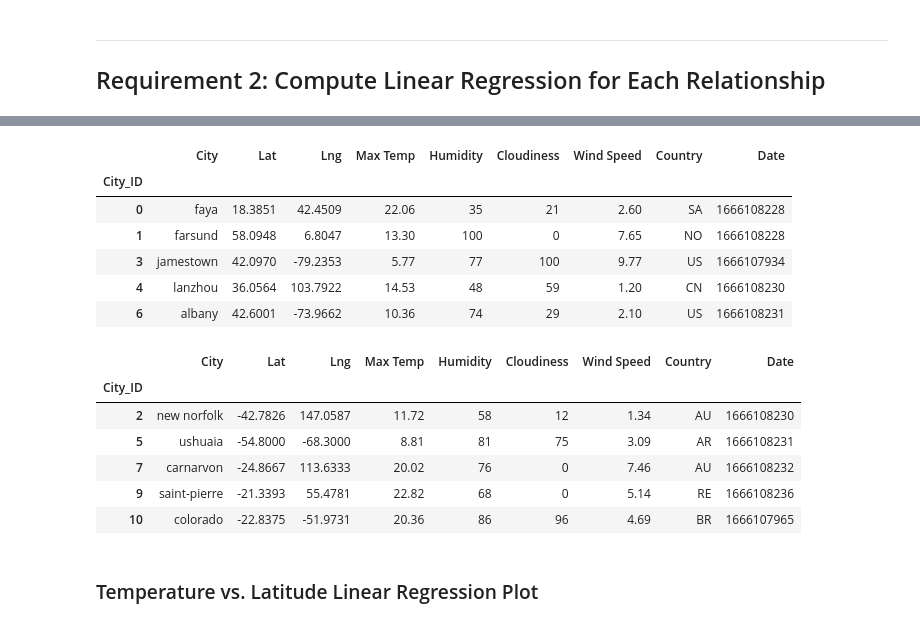
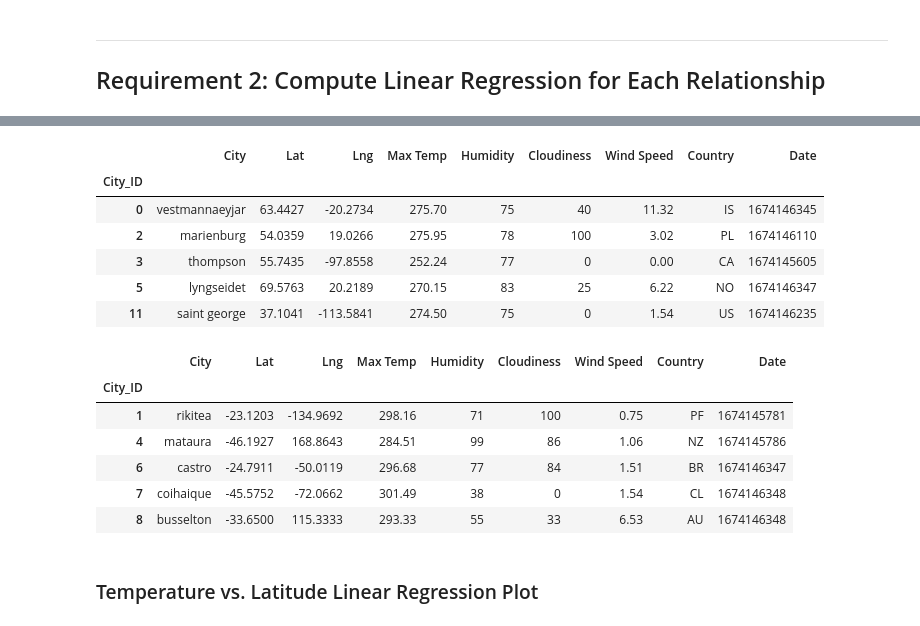
Before and after one commit to lilphonsdale/python-api-challenge, a Jupyter notebook: WeatherPy/WeatherPy.ipynb, the cells around one changed output, grey strips where cells are left out. Cells and saved outputs as stored; diff of their text form; code cells hidden in the pictures.

```diff
--- a/WeatherPy/WeatherPy.ipynb
+++ b/WeatherPy/WeatherPy.ipynb
@@ -293,30 +350,30 @@ plt.show()
 # %%
 # Create a DataFrame with the Northern Hemisphere data (Latitude >= 0)
-# YOUR CODE HERE
+northern_hemi_df = city_data_df.loc[city_data_df["Lat"] >= 0]
 
 # Display sample data
 northern_hemi_df.head()
 # %% [output]
 |  | City | Lat | Lng | Max Temp | Humidity | Cloudiness | Wind Speed | Country | Date |
 | City_ID |  |  |  |  |  |  |  |  |  |
-| 0 | faya | 18.3851 | 42.4509 | 22.06 | 35 | 21 | 2.60 | SA | 1666108228 |
-| 1 | farsund | 58.0948 | 6.8047 | 13.30 | 100 | 0 | 7.65 | NO | 1666108228 |
-| 3 | jamestown | 42.0970 | -79.2353 | 5.77 | 77 | 100 | 9.77 | US | 1666107934 |
-| 4 | lanzhou | 36.0564 | 103.7922 | 14.53 | 48 | 59 | 1.20 | CN | 1666108230 |
-| 6 | albany | 42.6001 | -73.9662 | 10.36 | 74 | 29 | 2.10 | US | 1666108231 |
+| 0 | vestmannaeyjar | 63.4427 | -20.2734 | 275.70 | 75 | 40 | 11.32 | IS | 1674146345 |
+| 2 | marienburg | 54.0359 | 19.0266 | 275.95 | 78 | 100 | 3.02 | PL | 1674146110 |
+| 3 | thompson | 55.7435 | -97.8558 | 252.24 | 77 | 0 | 0.00 | CA | 1674145605 |
+| 5 | lyngseidet | 69.5763 | 20.2189 | 270.15 | 83 | 25 | 6.22 | NO | 1674146347 |
+| 11 | saint george | 37.1041 | -113.5841 | 274.50 | 75 | 0 | 1.54 | US | 1674146235 |
 # %%
 # Create a DataFrame with the Southern Hemisphere data (Latitude < 0)
-# YOUR CODE HERE
+southern_hemi_df = city_data_df.loc[city_data_df["Lat"] < 0]
 
 # Display sample data
 southern_hemi_df.head()
 # %% [output]
 |  | City | Lat | Lng | Max Temp | Humidity | Cloudiness | Wind Speed | Country | Date |
 | City_ID |  |  |  |  |  |  |  |  |  |
-| 2 | new norfolk | -42.7826 | 147.0587 | 11.72 | 58 | 12 | 1.34 | AU | 1666108230 |
-| 5 | ushuaia | -54.8000 | -68.3000 | 8.81 | 81 | 75 | 3.09 | AR | 1666108231 |
-| 7 | carnarvon | -24.8667 | 113.6333 | 20.02 | 76 | 0 | 7.46 | AU | 1666108232 |
-| 9 | saint-pierre | -21.3393 | 55.4781 | 22.82 | 68 | 0 | 5.14 | RE | 1666108236 |
-| 10 | colorado | -22.8375 | -51.9731 | 20.36 | 86 | 96 | 4.69 | BR | 1666107965 |
+| 1 | rikitea | -23.1203 | -134.9692 | 298.16 | 71 | 100 | 0.75 | PF | 1674145781 |
+| 4 | mataura | -46.1927 | 168.8643 | 284.51 | 99 | 86 | 1.06 | NZ | 1674145786 |
+| 6 | castro | -24.7911 | -50.0119 | 296.68 | 77 | 84 | 1.51 | BR | 1674146347 |
+| 7 | coihaique | -45.5752 | -72.0662 | 301.49 | 38 | 0 | 1.54 | CL | 1674146348 |
+| 8 | busselton | -33.6500 | 115.3333 | 293.33 | 55 | 33 | 6.53 | AU | 1674146348 |
 # %% [markdown]
 ###  Temperature vs. Latitude Linear Regression Plot
```
Also changed, not shown: parts of 15 cells of this notebook, 6 other files.
